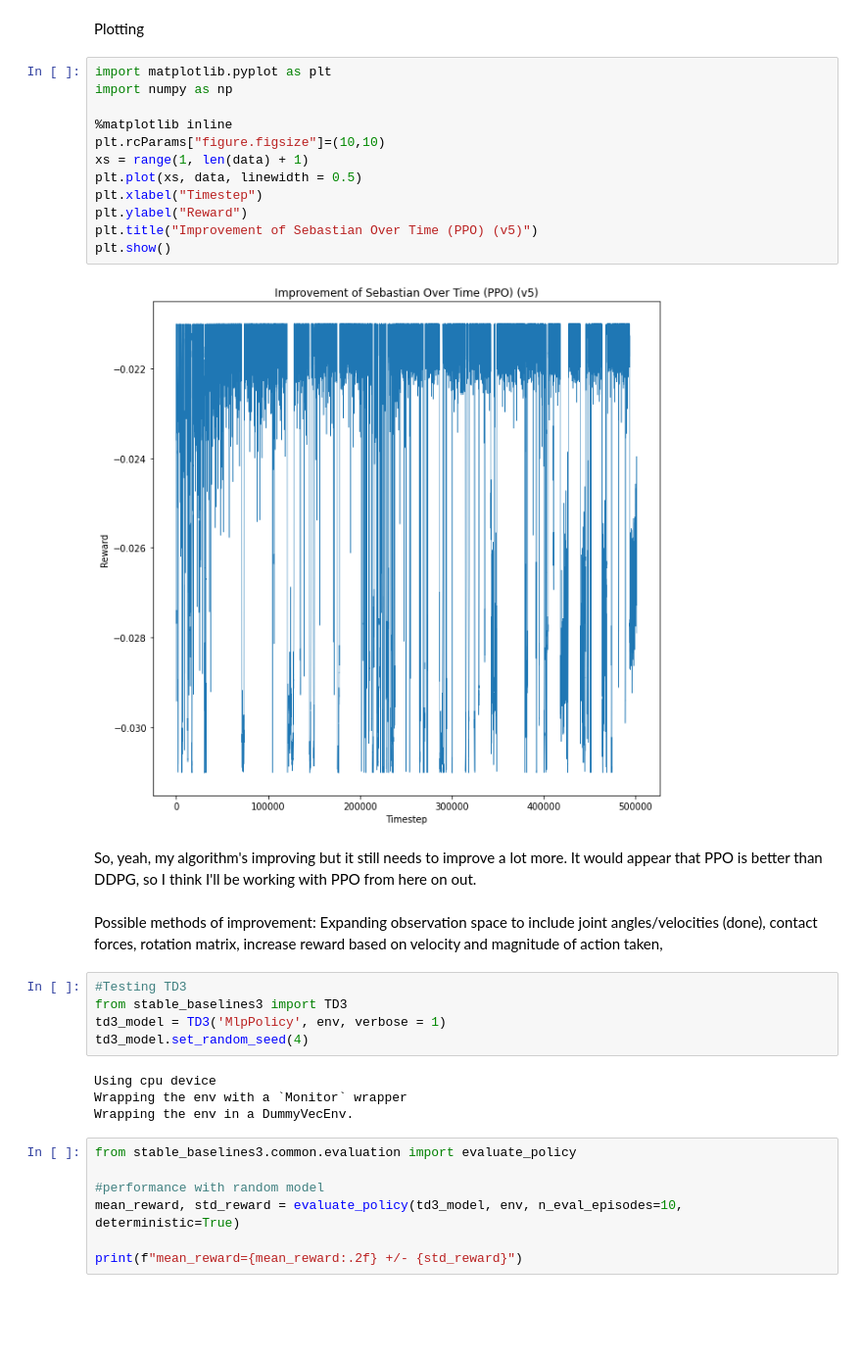
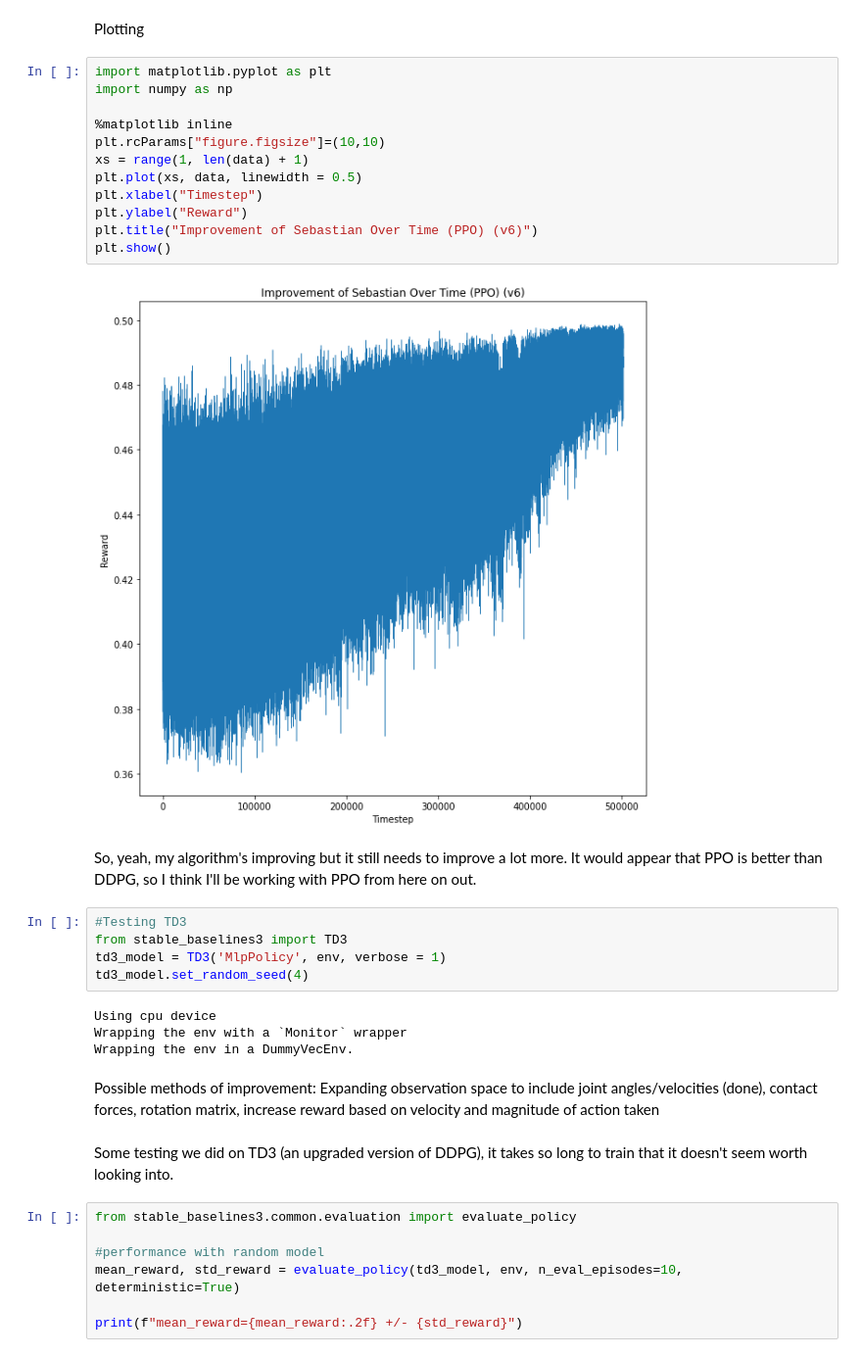
Before and after one commit to ahhuang007/Sebastian, a Jupyter notebook: colab.ipynb, the cells around one changed output. Shown: that part at 98% size. Cells and saved outputs as stored; diff of their text form; blank space fills up the shorter version.

Commit message:
testing models without deterministic actions, using older reward function

```diff
--- a/colab.ipynb
+++ b/colab.ipynb
@@ -298,21 +296,19 @@ Plotting
 # %%
 import matplotlib.pyplot as plt
 import numpy as np
 
 %matplotlib inline
 plt.rcParams["figure.figsize"]=(10,10)
 xs = range(1, len(data) + 1)
 plt.plot(xs, data, linewidth = 0.5)
 plt.xlabel("Timestep")
 plt.ylabel("Reward")
-plt.title("Improvement of Sebastian Over Time (PPO) (v5)")
+plt.title("Improvement of Sebastian Over Time (PPO) (v6)")
 plt.show()
 # %% [output]
-[figure, old version]
+[figure, new version]
 # %% [markdown]
 So, yeah, my algorithm's improving but it still needs to improve a lot more. It would appear that PPO is better than DDPG, so I think I'll be working with PPO from here on out.
-# %% [markdown]
-Possible methods of improvement: Expanding observation space to include joint angles/velocities (done), contact forces, rotation matrix, increase reward based on velocity and magnitude of action taken,
 # %%
 #Testing TD3
 from stable_baselines3 import TD3
@@ -322,6 +318,10 @@ td3_model.set_random_seed(4)
 Using cpu device
 Wrapping the env with a `Monitor` wrapper
 Wrapping the env in a DummyVecEnv.
+# %% [markdown]
+Possible methods of improvement: Expanding observation space to include joint angles/velocities (done), contact forces, rotation matrix, increase reward based on velocity and magnitude of action taken
+# %% [markdown]
+Some testing we did on TD3 (an upgraded version of DDPG), it takes so long to train that it doesn't seem worth looking into.
 # %%
 from stable_baselines3.common.evaluation import evaluate_policy
 
```
Also changed, not shown: parts of 13 cells of this notebook, 3 other files.
